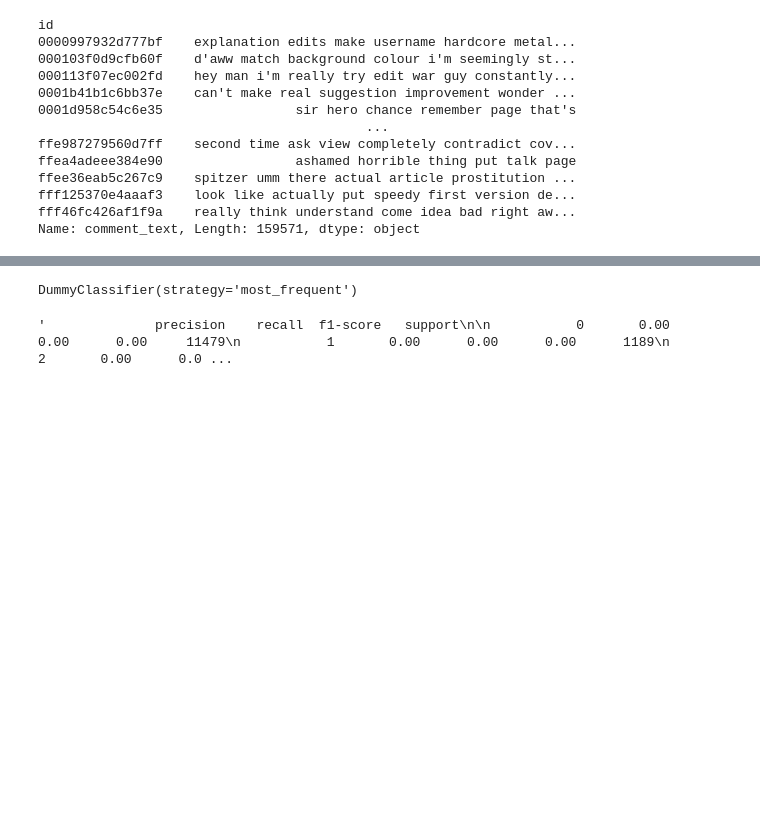
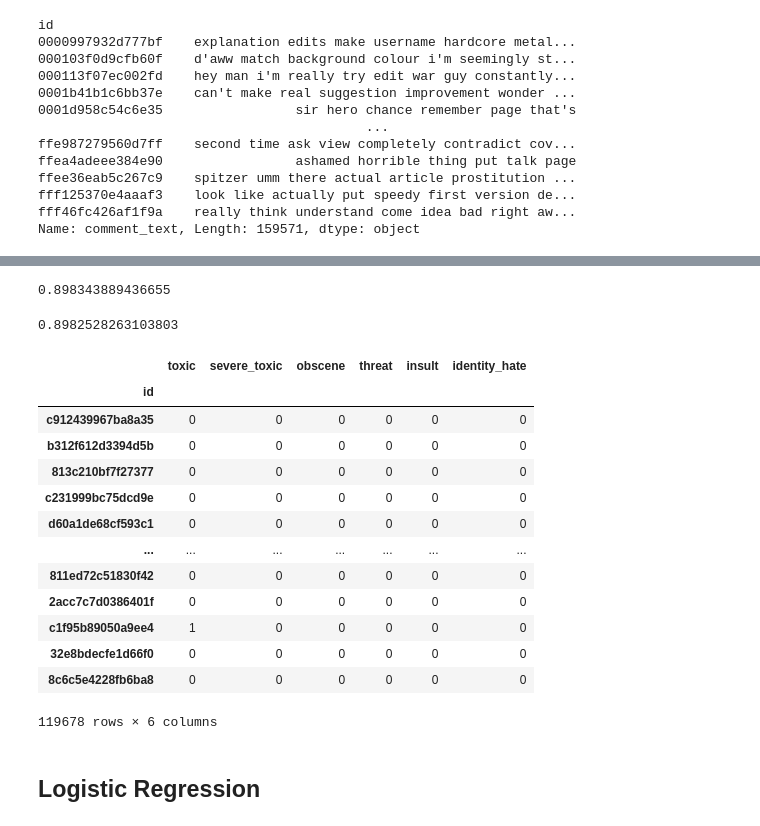
Before and after one commit to Reynch/Toxic-Comment-Classification-Challenge, a Jupyter notebook: EDA.ipynb, the cells around one changed output, grey strips where cells are left out. Saved outputs shown, nothing was run; the diff lists cells and outputs as text; code cells hidden in the pictures; blank space fills up the shorter version.

```diff
--- a/EDA.ipynb
+++ b/EDA.ipynb
@@ -185,0 +144,3 @@ def preprocess(tweet):
+# %%
+count_vec.fit(X_clean)
+tf_vec.fit(X_clean)
@@ -185,0 +149,3 @@ def preprocess(tweet):
+# %%
+X_count = count_vec.transform(X_clean)
+X_tfidf = tf_vec.transform(X_clean)
@@ -185,0 +154,2 @@ def preprocess(tweet):
+# %%
+X_train_tf, X_test_tf, y_train, y_test = train_test_split(X_tfidf,y, random_state = 42)
@@ -220,10 +238,2 @@ X_test_clean = X_test.apply(preprocess)
 # %%
 dummy = DummyClassifier(strategy='most_frequent')
-# %%
-dummy.fit(X_train,y_train)
-# %% [output]
-DummyClassifier(strategy='most_frequent')
-# %%
-classification_report(y_train,dummy.predict(X_train))
-# %% [output]
-'              precision    recall  f1-score   support\n\n           0       0.00      0.00      0.00     11479\n           1       0.00      0.00      0.00      1189\n           2       0.00      0.0 ...
@@ -229,0 +242,27 @@ classification_report(y_train,dummy.predict(X_train))
+# %%
+accuracy_score(y_train, dummy_clf.predict(X_train_cv))
+# %% [output]
+0.898343889436655
+# %%
+accuracy_score(y_test, dummy_clf.predict(X_test_cv))
+# %% [output]
+0.8982528263103803
+# %%
+y_train
+# %% [output]
+|  | toxic | severe_toxic | obscene | threat | insult | identity_hate |
+| id |  |  |  |  |  |  |
+| c912439967ba8a35 | 0 | 0 | 0 | 0 | 0 | 0 |
+| b312f612d3394d5b | 0 | 0 | 0 | 0 | 0 | 0 |
+| 813c210bf7f27377 | 0 | 0 | 0 | 0 | 0 | 0 |
+| c231999bc75dcd9e | 0 | 0 | 0 | 0 | 0 | 0 |
+| d60a1de68cf593c1 | 0 | 0 | 0 | 0 | 0 | 0 |
+| ... | ... | ... | ... | ... | ... | ... |
+| 811ed72c51830f42 | 0 | 0 | 0 | 0 | 0 | 0 |
+| 2acc7c7d0386401f | 0 | 0 | 0 | 0 | 0 | 0 |
+| c1f95b89050a9ee4 | 1 | 0 | 0 | 0 | 0 | 0 |
+| 32e8bdecfe1d66f0 | 0 | 0 | 0 | 0 | 0 | 0 |
+| 8c6c5e4228fb6ba8 | 0 | 0 | 0 | 0 | 0 | 0 |
+119678 rows × 6 columns
+# %% [markdown]
+## Logistic Regression
```
Also changed, not shown: parts of 46 cells of this notebook.
